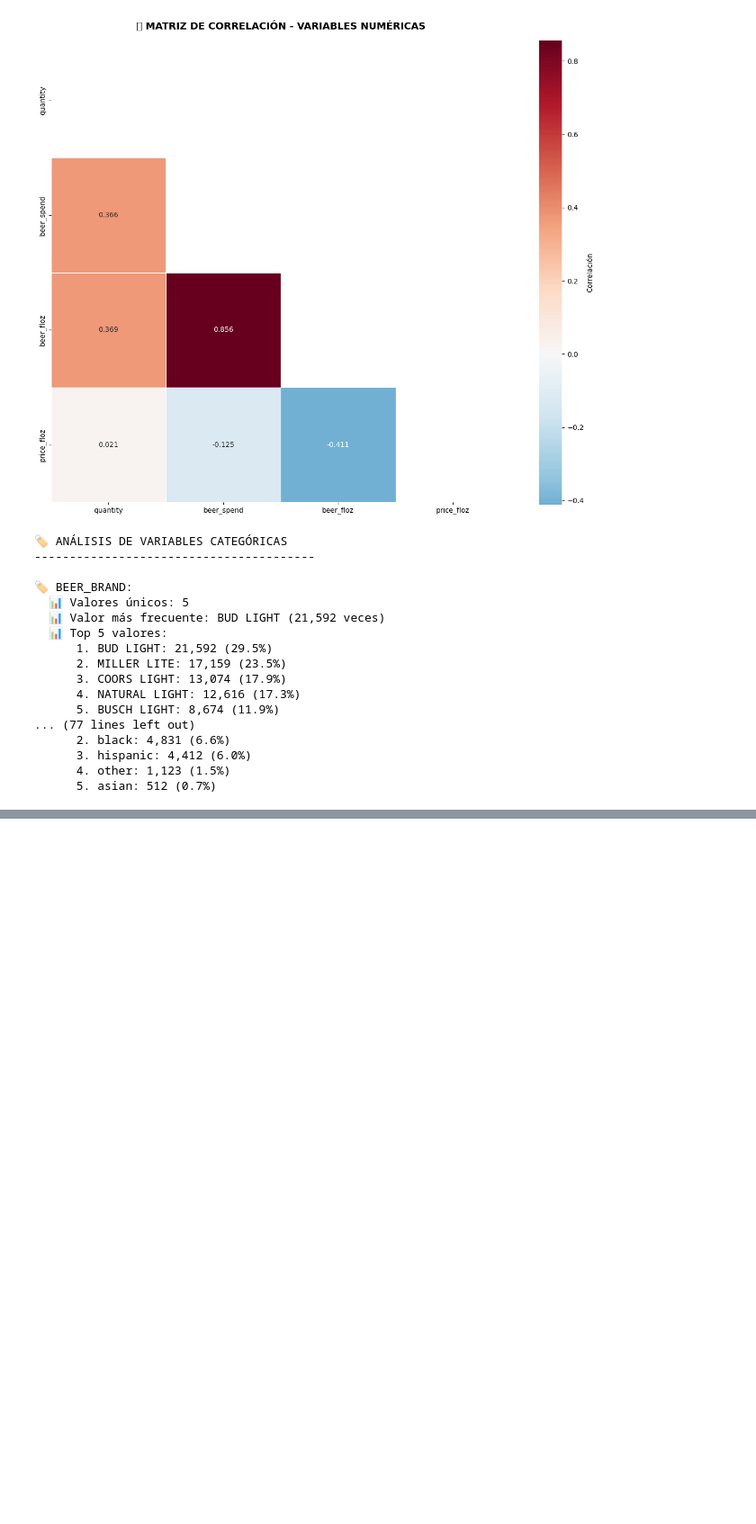
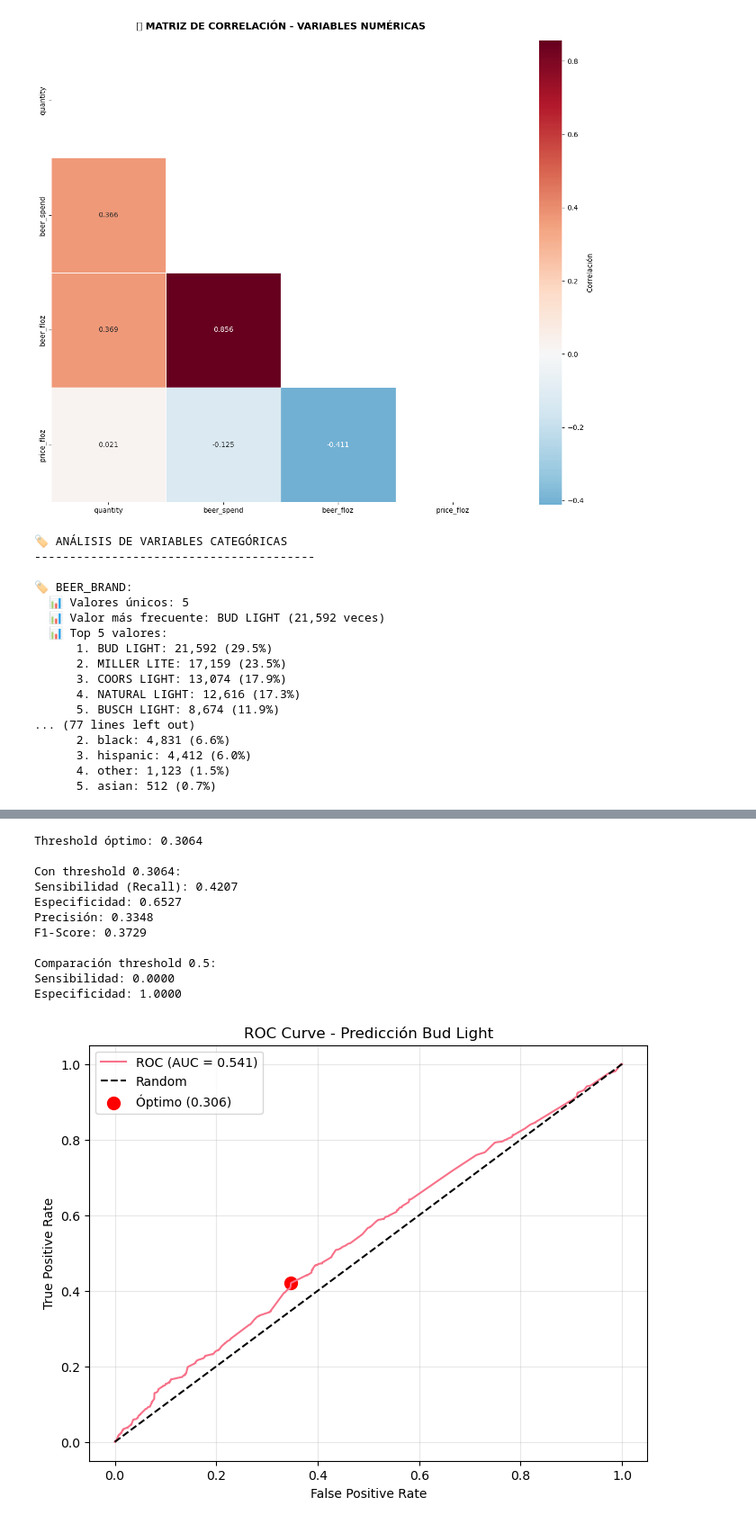
Before and after one commit to jorge-ivan-jimenez-reyes/MachineLearning, a Jupyter notebook: EDAEXAMEN/LightBeer_EDA.ipynb, the cells around one changed output, grey strips where cells are left out. Shown at 90% size. Saved outputs shown, nothing was run; the diff lists cells and outputs as text; code cells hidden in the pictures; blank space fills up the shorter version.

```diff
--- a/EDAEXAMEN/LightBeer_EDA.ipynb
+++ b/EDAEXAMEN/LightBeer_EDA.ipynb
@@ -484,0 +764,70 @@ for col in categorical_cols:
+# %%
+# 4. ¿Cual es el threshold optimo para este modelo? Indica la sensibilidad y la especificidad del modelo.
+# Threshold óptimo para modelo logístico Bud Light
+
+from sklearn.metrics import roc_curve, confusion_matrix, classification_report
+import numpy as np
+
+y_probs = model.predict_proba(X_test)[:, 1]
+
+fpr, tpr, thresholds = roc_curve(y_test, y_probs)
+
+youden_j = tpr - fpr
+optimal_idx = np.argmax(youden_j)
+optimal_threshold = thresholds[optimal_idx]
+
+print(f"Threshold óptimo: {optimal_threshold:.4f}")
+
+y_pred_optimal = (y_probs >= optimal_threshold).astype(int)
+
+
+cm = confusion_matrix(y_test, y_pred_optimal)
+tn, fp, fn, tp = cm.ravel()
+
+
+sensitivity = tp / (tp + fn)
+specificity = tn / (tn + fp)
+precision = tp / (tp + fp)
+f1 = 2 * (precision * sensitivity) / (precision + sensitivity)
+
+print(f"\nCon threshold {optimal_threshold:.4f}:")
+print(f"Sensibilidad (Recall): {sensitivity:.4f}")
+print(f"Especificidad: {specificity:.4f}")
+print(f"Precisión: {precision:.4f}")
+print(f"F1-Score: {f1:.4f}")
+
+y_pred_default = (y_probs >= 0.5).astype(int)
+cm_default = confusion_matrix(y_test, y_pred_default)
+tn_def, fp_def, fn_def, tp_def = cm_default.ravel()
+
+sens_default = tp_def / (tp_def + fn_def)
+spec_default = tn_def / (tn_def + fp_def)
+
+print(f"\nComparación threshold 0.5:")
+print(f"Sensibilidad: {sens_default:.4f}")
+print(f"Especificidad: {spec_default:.4f}")
+
+
+plt.figure(figsize=(8, 6))
+plt.plot(fpr, tpr, label=f'ROC (AUC = {np.trapz(tpr, fpr):.3f})')
+plt.plot([0, 1], [0, 1], 'k--', label='Random')
+plt.scatter(fpr[optimal_idx], tpr[optimal_idx], color='red', s=100, label=f'Óptimo ({optimal_threshold:.3f})')
+plt.xlabel('False Positive Rate')
+plt.ylabel('True Positive Rate')
+plt.title('ROC Curve - Predicción Bud Light')
+plt.legend()
+plt.grid(alpha=0.3)
+plt.show()
+# %% [output]
+Threshold óptimo: 0.3064
+
+Con threshold 0.3064:
+Sensibilidad (Recall): 0.4207
+Especificidad: 0.6527
+Precisión: 0.3348
+F1-Score: 0.3729
+
+Comparación threshold 0.5:
+Sensibilidad: 0.0000
+Especificidad: 1.0000
+[figure, added]
```
Also changed, not shown: parts of 11 cells of this notebook.
